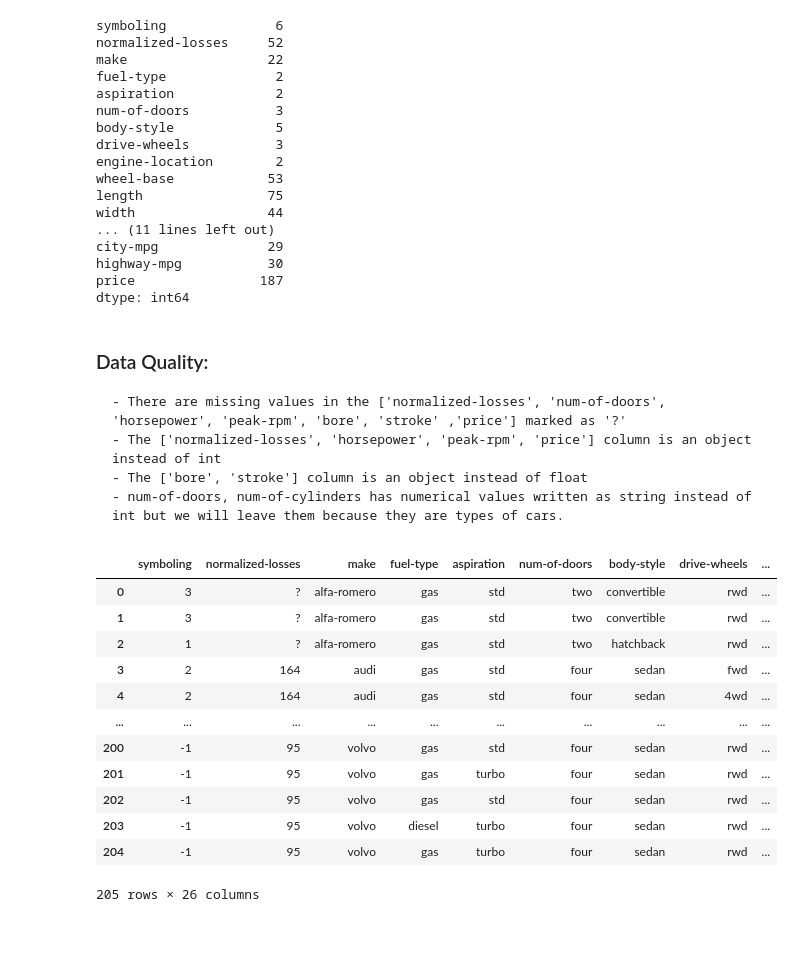
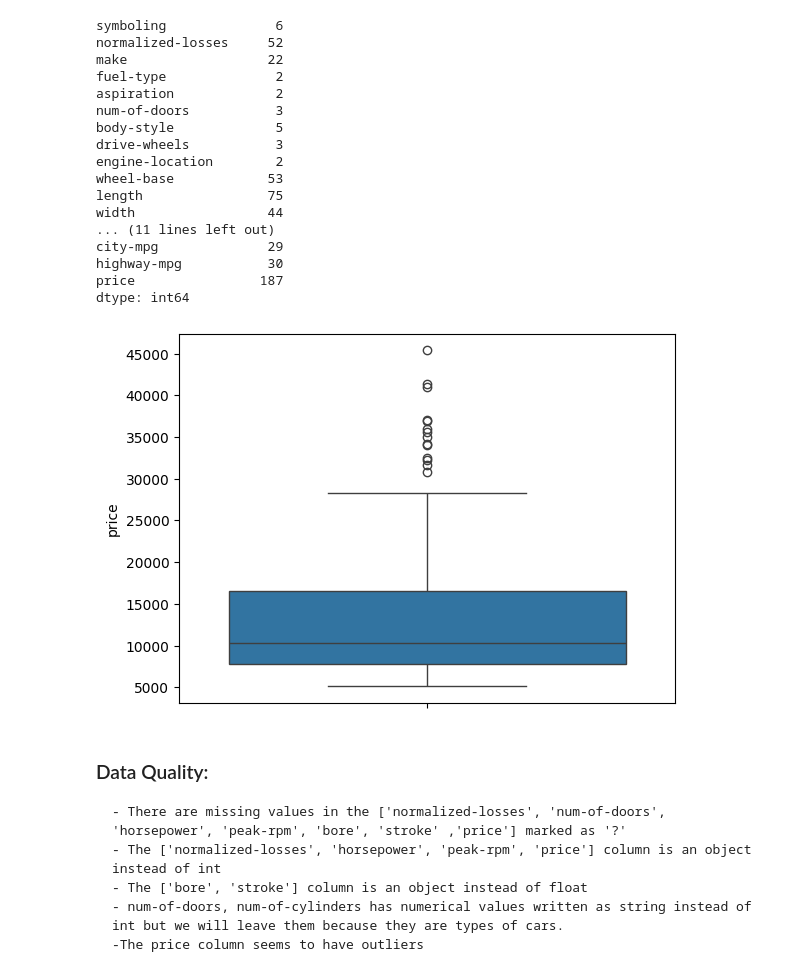
Before and after one commit to HaniaRuby/oral-insulin-trials-analysis, a Jupyter notebook: main.ipynb, the cells around one changed output. Drawn from its saved outputs; the diff is of its cells as text; code cells hidden in the pictures; blank space fills up the shorter version.

```diff
--- a/main.ipynb
+++ b/main.ipynb
@@ -119,27 +122,15 @@ city-mpg              29
 highway-mpg           30
 price                187
 dtype: int64
+# %%
+plt = sns.boxplot(df['price'])
+# %% [output]
+[figure, added]
 # %% [markdown]
 ### Data Quality:
     - There are missing values in the ['normalized-losses', 'num-of-doors', 'horsepower', 'peak-rpm', 'bore', 'stroke' ,'price'] marked as '?'
     - The ['normalized-losses', 'horsepower', 'peak-rpm', 'price'] column is an object instead of int
     - The ['bore', 'stroke'] column is an object instead of float
     - num-of-doors, num-of-cylinders has numerical values written as string instead of int but we will leave them because they are types of cars.
+    -The price column seems to have outliers
-# %%
-df.dropna(subset=['price'], axis=0, inplace=True)
-df
-# %% [output]
-|  | symboling | normalized-losses | make | fuel-type | aspiration | num-of-doors | body-style | drive-wheels | ... |
-| 0 | 3 | ? | alfa-romero | gas | std | two | convertible | rwd | ... |
-| 1 | 3 | ? | alfa-romero | gas | std | two | convertible | rwd | ... |
-| 2 | 1 | ? | alfa-romero | gas | std | two | hatchback | rwd | ... |
-| 3 | 2 | 164 | audi | gas | std | four | sedan | fwd | ... |
-| 4 | 2 | 164 | audi | gas | std | four | sedan | 4wd | ... |
-| ... | ... | ... | ... | ... | ... | ... | ... | ... | ... |
-| 200 | -1 | 95 | volvo | gas | std | four | sedan | rwd | ... |
-| 201 | -1 | 95 | volvo | gas | turbo | four | sedan | rwd | ... |
-| 202 | -1 | 95 | volvo | gas | std | four | sedan | rwd | ... |
-| 203 | -1 | 95 | volvo | diesel | turbo | four | sedan | rwd | ... |
-| 204 | -1 | 95 | volvo | gas | turbo | four | sedan | rwd | ... |
-205 rows × 26 columns
 # %%
```
Also changed, not shown: parts of 18 cells of this notebook, 1 other file.
